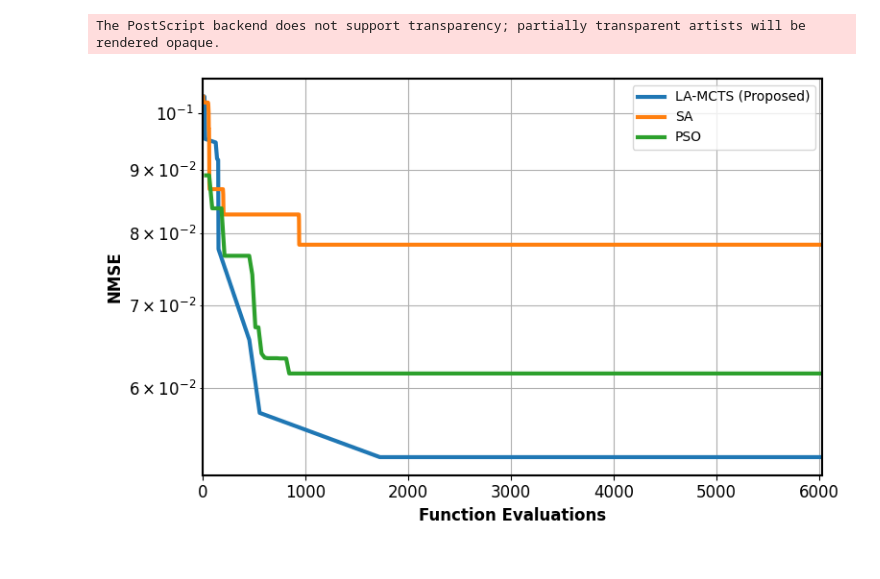
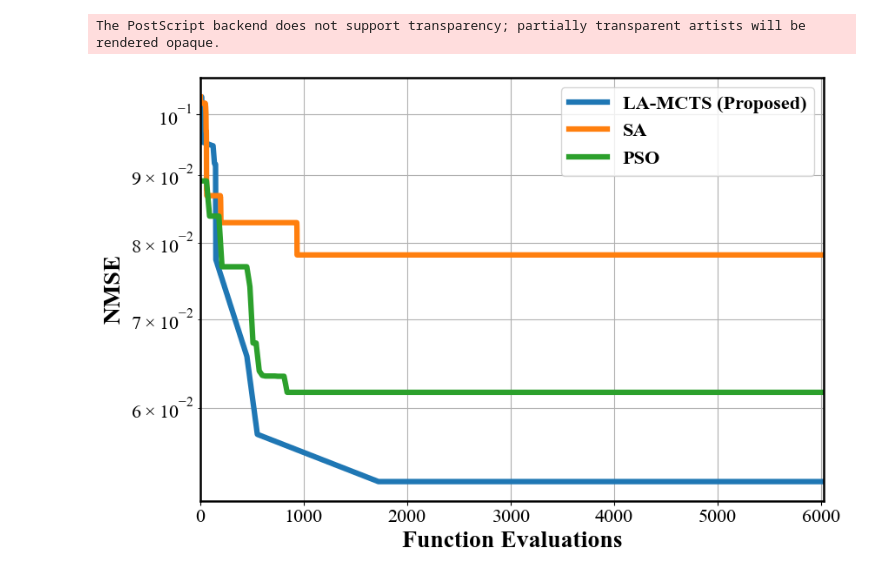
Before and after one commit to Arnav-Oruganty/SRIP_PE, a Jupyter notebook: plots/conv.ipynb, the cells around one changed output. Cells and saved outputs as stored; diff of their text form; code cells hidden in the pictures.

```diff
--- a/plots/conv.ipynb
+++ b/plots/conv.ipynb
@@ -29,53 +29,64 @@ pso_history = np.minimum.accumulate(pso_history)
 # Plot
 # --------------------------------------
 plt.rcParams.update({
-    "font.size": 12,
+    "font.family": "serif",
+    "font.serif": ["Times New Roman"],  # or fallback
+    "pdf.fonttype": 42,   # ⭐ THIS fixes Type 3
+    "ps.fonttype": 42,    # ⭐ THIS fixes Type 3
+    "font.size": 18,
+    "axes.labelsize": 20,
     "axes.labelweight": "bold",
-    "axes.linewidth": 1.5,
+    "axes.titlesize": 20,
+    "xtick.labelsize": 16,
+    "ytick.labelsize": 16,
+    "axes.linewidth": 1.8,
+    "legend.fontsize": 16
 })
 
-plt.figure(figsize=(8, 5))
+plt.figure(figsize=(9, 6))
 
 # LA-MCTS
 plt.plot(call_marks, best_fx,
          linestyle='-',
-         linewidth=3,
+         linewidth=4.5,
          label="LA-MCTS (Proposed)")
 
 # SA
 plt.plot(sa_evals, sa_history,
          linestyle='-',
-         linewidth=3,
+         linewidth=4.5,
          label="SA")
 
 # PSO
 plt.plot(pso_evals, pso_history,
          linestyle='-',
-         linewidth=3,
+         linewidth=4.5,
          label="PSO")
 
 # --------------------------------------
 # Formatting
 # --------------------------------------
 plt.xlabel("Function Evaluations", fontweight="bold")
 plt.ylabel("NMSE", fontweight="bold")
 
 plt.yscale("log")
 plt.grid(True, which="both", linestyle='-', linewidth=0.8)
 
-plt.legend(fontsize=10)
+legend = plt.legend(fontsize=16, frameon=True)
+for text in legend.get_texts():
+    text.set_fontweight("bold")
 
 plt.xlim(0, max_evals)
 
 plt.tight_layout()
 
 # Save (paper-ready)
 # Save (publication-ready formats)
 plt.savefig("NMSE_convergence.pdf", format="pdf", dpi=300, bbox_inches="tight")
 
 plt.savefig("NMSE_convergence.eps", format="eps", dpi=300, bbox_inches="tight")
 
 plt.show()
 # %% [output]
 The PostScript backend does not support transparency; partially transparent artists will be rendered opaque.
-[figure, old version]
+[figure, new version]
```
Also changed, not shown: 21 other files.
